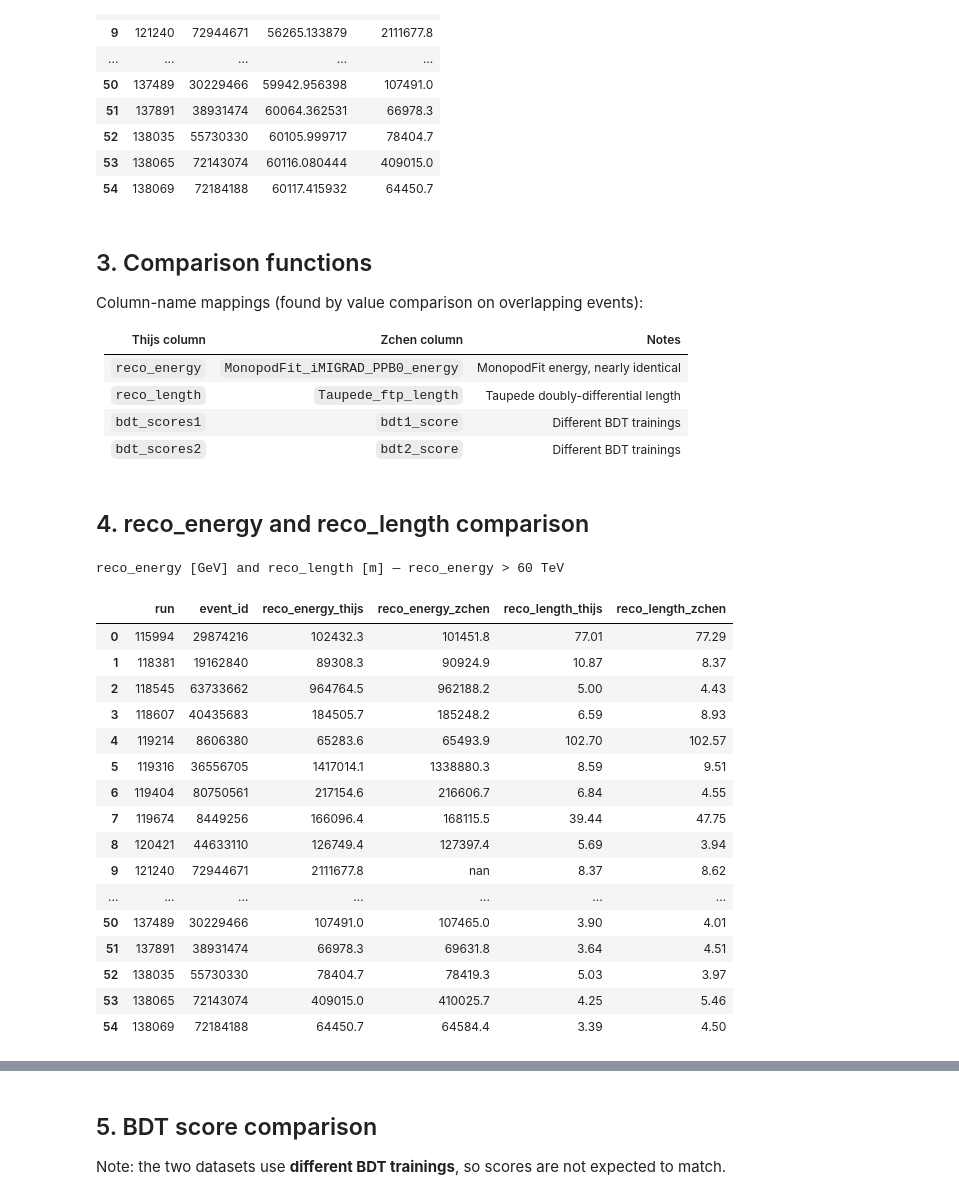
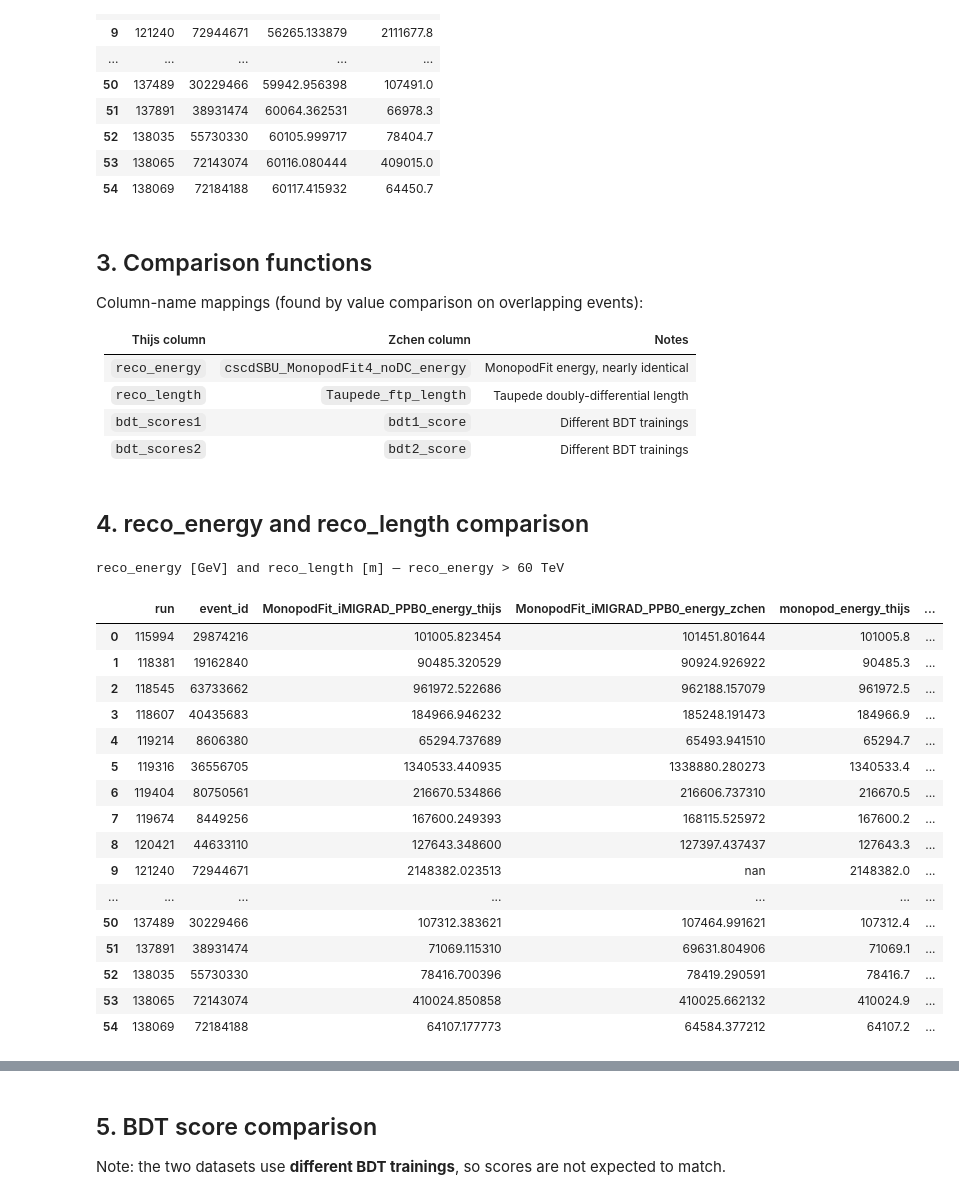
Before and after one commit to icecube/reco_processing, a Jupyter notebook: NNMFit/notebooks/unblind/step2_hese_flavor/compare_zchen_cascade.ipynb, the cells around one changed output, grey strips where cells are left out. Cells and saved outputs as stored; diff of their text form; code cells hidden in the pictures.

```diff
--- a/NNMFit/notebooks/unblind/step2_hese_flavor/compare_zchen_cascade.ipynb
+++ b/NNMFit/notebooks/unblind/step2_hese_flavor/compare_zchen_cascade.ipynb
@@ -180,7 +180,7 @@ Column-name mappings (found by value comparison on overlapping events):
 
 | Thijs column | Zchen column | Notes |
 |---|---|---|
-| `reco_energy` | `MonopodFit_iMIGRAD_PPB0_energy` | MonopodFit energy, nearly identical |
+| `reco_energy` | `cscdSBU_MonopodFit4_noDC_energy` | MonopodFit energy, nearly identical |
 | `reco_length` | `Taupede_ftp_length` | Taupede doubly-differential length |
 | `bdt_scores1` | `bdt1_score` | Different BDT trainings |
 | `bdt_scores2` | `bdt2_score` | Different BDT trainings |
@@ -279,37 +279,41 @@ def plot_comparison_diffs(df_cmp, label, bins=20, transform=None, diff_label=Non
 # %%
 # Edit var_specs to add or swap variables
 var_specs_reco = [
     # (display_label, thijs_column, zchen_column)
-    ("reco_energy", "reco_energy", "MonopodFit_iMIGRAD_PPB0_energy"),
+    ("MonopodFit_iMIGRAD_PPB0_energy", "MonopodFit_iMIGRAD_PPB0_energy", "MonopodFit_iMIGRAD_PPB0_energy"),
+    ("monopod_energy", "MonopodFit_iMIGRAD_PPB0_energy", "cscdSBU_MonopodFit4_noDC_energy"),
+    ("reco_energy", "reco_energy", "cscdSBU_MonopodFit4_noDC_energy"),
     ("reco_length", "reco_length", "Taupede_ftp_length"), #  Taupede_ftp_length Taupede_ftpParticles_length
 ]
 
 df_reco_cmp = compare_variables(overlap_keys, df_t_ov, df_z_ov, var_specs_reco)
 
 print(f"reco_energy [GeV] and reco_length [m] — {cut_label}")
 display(df_reco_cmp.style.format({
+    "monopod_energy_thijs": "{:.1f}",
+    "monopod_energy_zchen": "{:.1f}",
     "reco_energy_thijs": "{:.1f}",
     "reco_energy_zchen": "{:.1f}",
     "reco_length_thijs": "{:.2f}",
     "reco_length_zchen": "{:.2f}",
 }))
 # %% [output]
 reco_energy [GeV] and reco_length [m] — reco_energy > 60 TeV
-|  | run | event_id | reco_energy_thijs | reco_energy_zchen | reco_length_thijs | reco_length_zchen |
-| 0 | 115994 | 29874216 | 102432.3 | 101451.8 | 77.01 | 77.29 |
-| 1 | 118381 | 19162840 | 89308.3 | 90924.9 | 10.87 | 8.37 |
-| 2 | 118545 | 63733662 | 964764.5 | 962188.2 | 5.00 | 4.43 |
-| 3 | 118607 | 40435683 | 184505.7 | 185248.2 | 6.59 | 8.93 |
-| 4 | 119214 | 8606380 | 65283.6 | 65493.9 | 102.70 | 102.57 |
-| 5 | 119316 | 36556705 | 1417014.1 | 1338880.3 | 8.59 | 9.51 |
-| 6 | 119404 | 80750561 | 217154.6 | 216606.7 | 6.84 | 4.55 |
-| 7 | 119674 | 8449256 | 166096.4 | 168115.5 | 39.44 | 47.75 |
-| 8 | 120421 | 44633110 | 126749.4 | 127397.4 | 5.69 | 3.94 |
-| 9 | 121240 | 72944671 | 2111677.8 | nan | 8.37 | 8.62 |
+|  | run | event_id | MonopodFit_iMIGRAD_PPB0_energy_thijs | MonopodFit_iMIGRAD_PPB0_energy_zchen | monopod_energy_thijs | ... |
+| 0 | 115994 | 29874216 | 101005.823454 | 101451.801644 | 101005.8 | ... |
+| 1 | 118381 | 19162840 | 90485.320529 | 90924.926922 | 90485.3 | ... |
+| 2 | 118545 | 63733662 | 961972.522686 | 962188.157079 | 961972.5 | ... |
+| 3 | 118607 | 40435683 | 184966.946232 | 185248.191473 | 184966.9 | ... |
+| 4 | 119214 | 8606380 | 65294.737689 | 65493.941510 | 65294.7 | ... |
+| 5 | 119316 | 36556705 | 1340533.440935 | 1338880.280273 | 1340533.4 | ... |
+| 6 | 119404 | 80750561 | 216670.534866 | 216606.737310 | 216670.5 | ... |
+| 7 | 119674 | 8449256 | 167600.249393 | 168115.525972 | 167600.2 | ... |
+| 8 | 120421 | 44633110 | 127643.348600 | 127397.437437 | 127643.3 | ... |
+| 9 | 121240 | 72944671 | 2148382.023513 | nan | 2148382.0 | ... |
 | ... | ... | ... | ... | ... | ... | ... |
-| 50 | 137489 | 30229466 | 107491.0 | 107465.0 | 3.90 | 4.01 |
-| 51 | 137891 | 38931474 | 66978.3 | 69631.8 | 3.64 | 4.51 |
-| 52 | 138035 | 55730330 | 78404.7 | 78419.3 | 5.03 | 3.97 |
-| 53 | 138065 | 72143074 | 409015.0 | 410025.7 | 4.25 | 5.46 |
-| 54 | 138069 | 72184188 | 64450.7 | 64584.4 | 3.39 | 4.50 |
+| 50 | 137489 | 30229466 | 107312.383621 | 107464.991621 | 107312.4 | ... |
+| 51 | 137891 | 38931474 | 71069.115310 | 69631.804906 | 71069.1 | ... |
+| 52 | 138035 | 55730330 | 78416.700396 | 78419.290591 | 78416.7 | ... |
+| 53 | 138065 | 72143074 | 410024.850858 | 410025.662132 | 410024.9 | ... |
+| 54 | 138069 | 72184188 | 64107.177773 | 64584.377212 | 64107.2 | ... |
 # %%
```
Also changed, not shown: parts of 11 cells of this notebook, 4 other files.
